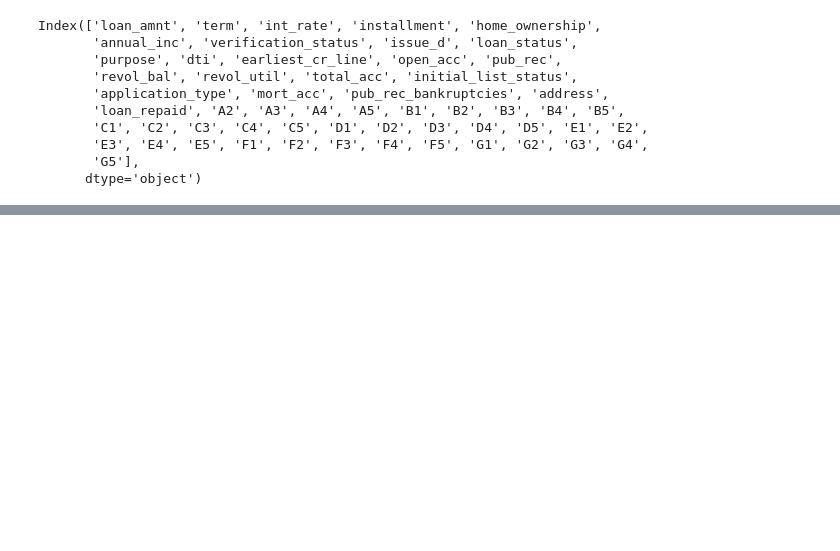
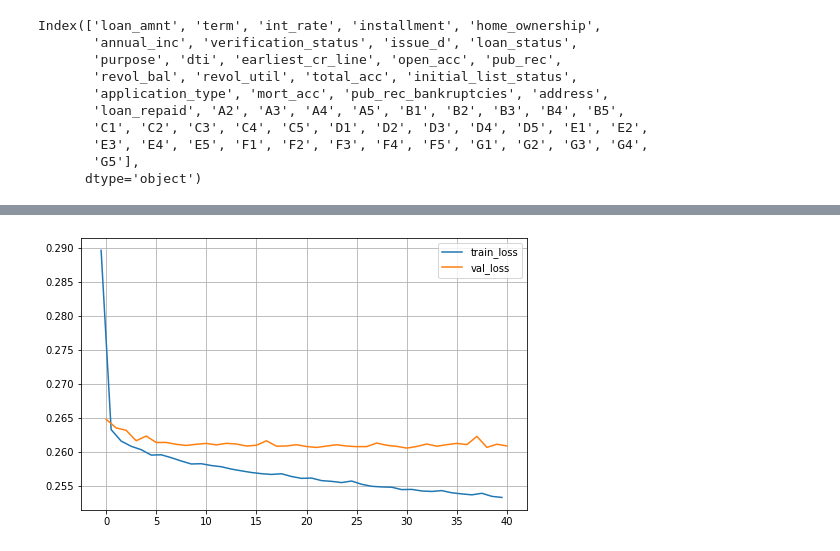
Before and after one commit to nickmnt/data, a Jupyter notebook: Machine Learning/25-neural/NeuralProject.ipynb, the cells around one changed output, grey strips where cells are left out. Drawn from its saved outputs; the diff is of its cells as text; code cells hidden in the pictures; blank space fills up the shorter version.

```diff
--- a/Machine Learning/25-neural/NeuralProject.ipynb
+++ b/Machine Learning/25-neural/NeuralProject.ipynb
@@ -749,0 +880,22 @@ model.fit(x=X_train, y=y_train, epochs=25, batch_size=256,
+# %%
+early_stop = EarlyStopping(monitor='val_loss',
+                           mode='min', verbose=1, patience= 10)
+# %%
+model = Sequential()
+
+model.add(Dense(78, activation='relu'))
+model.add(Dropout(0.2))
+
+model.add(Dense(60, activation='relu'))
+model.add(Dropout(0.2))
+
+model.add(Dense(60, activation='relu'))
+model.add(Dropout(0.2))
+
+model.add(Dense(units=1, activation='sigmoid'))
+
+model.compile(loss='binary_crossentropy', optimizer='adam')
+# %%
+model.fit(x=X_train, y=y_train, epochs=50, batch_size=256,
+          validation_data=(X_test,y_test),
+          callbacks=[early_stop])
@@ -749,0 +921,3 @@ model.fit(x=X_train, y=y_train, epochs=25, batch_size=256,
+# %%
+losses = pd.DataFrame(model.history.history)
+losses
@@ -749,0 +942,11 @@ model.fit(x=X_train, y=y_train, epochs=25, batch_size=256,
+# %%
+plt.figure(figsize=(8,5))
+epochs = np.arange(0, len(losses["loss"]))
+plt.plot(epochs - 0.5, losses["loss"], label="train_loss")
+plt.plot(epochs, losses["val_loss"], label="val_loss")
+plt.legend()
+plt.grid(True)
+# plt.gca().set_ylim(0, 1) # set the vertical range to [0-1]
+plt.show()
+# %% [output]
+[figure, added]
```
Also changed, not shown: parts of 57 cells of this notebook.
